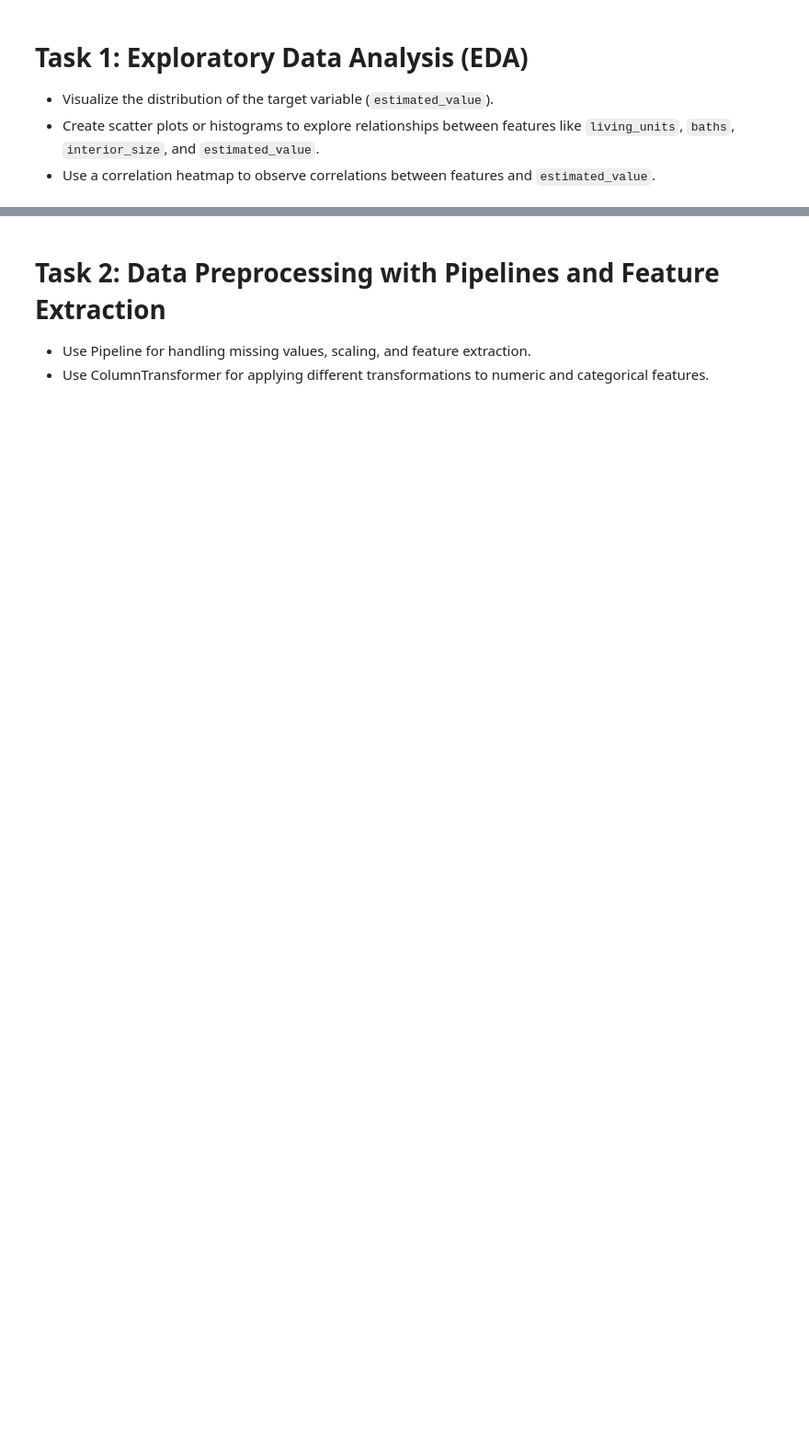
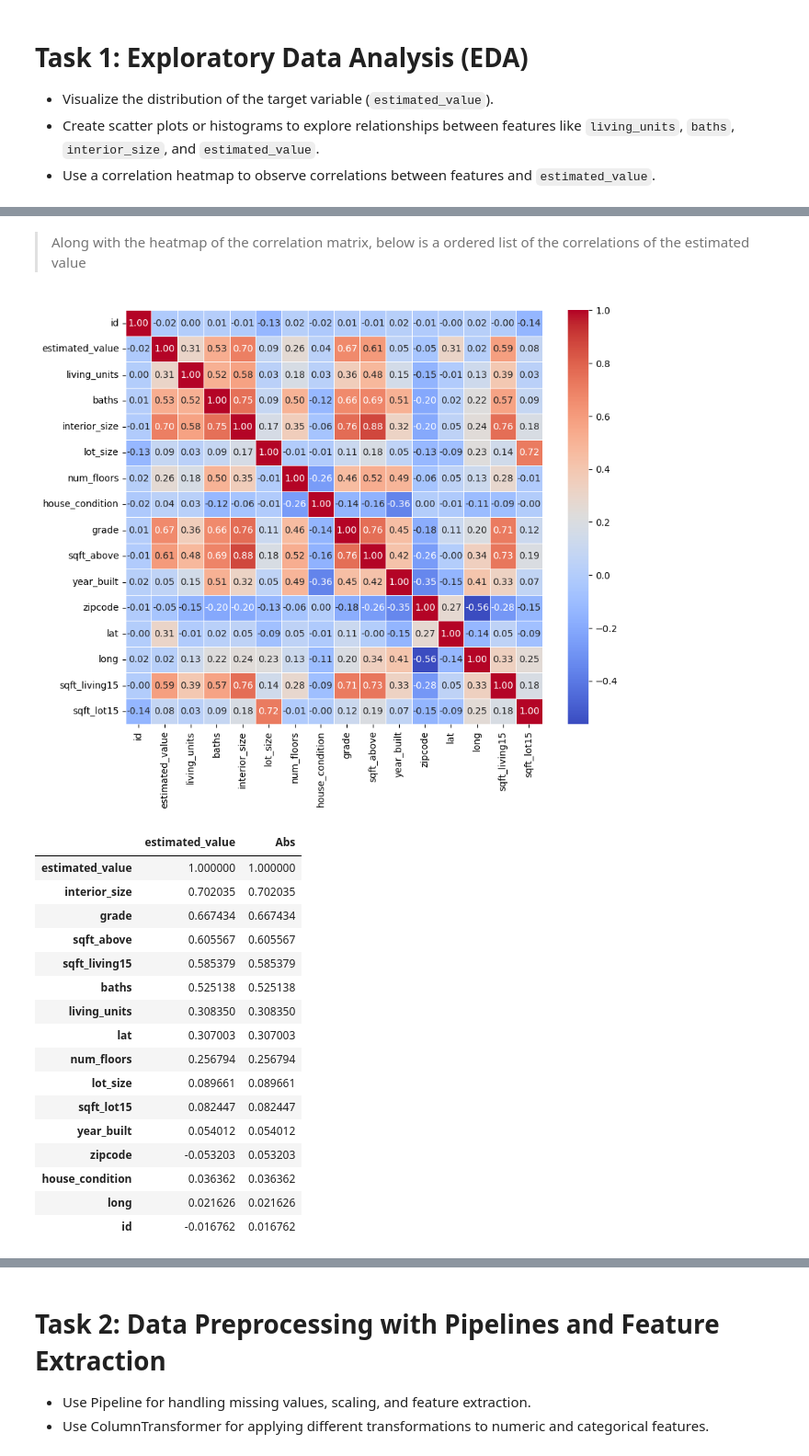
Before and after one commit to Abel-Lagonell/Machine_Learning, a Jupyter notebook: Project_1_Regression_Models.ipynb, the cells around one changed output, grey strips where cells are left out. Shown at 92% size. Cells and saved outputs as stored; diff of their text form; code cells hidden in the pictures; blank space fills up the shorter version.

```diff
--- a/Project_1_Regression_Models.ipynb
+++ b/Project_1_Regression_Models.ipynb
@@ -45,0 +49,33 @@ AttributeError: Line2D.set() got an unexpected keyword argument 'type'
+# %% [markdown]
+> Along with the heatmap of the correlation matrix, below is a ordered list of the correlations of the estimated value
+# %%
+import seaborn as sns
+
+plt.figure(figsize=(10,8))
+corr_matrix = df.select_dtypes(include = ['float64', 'int64']).corr()
+sns.heatmap(corr_matrix, annot=True, cmap='coolwarm', fmt='.2f', linewidth=0.5)
+plt.show()
+
+estimated_corr = pd.DataFrame(corr_matrix[1:2]).T
+estimated_corr["Abs"] = estimated_corr["estimated_value"].abs()
+estimated_corr = estimated_corr.sort_values(by="Abs", ascending=False)
+estimated_corr
+# %% [output]
+[figure, added]
+|  | estimated_value | Abs |
+| estimated_value | 1.000000 | 1.000000 |
+| interior_size | 0.702035 | 0.702035 |
+| grade | 0.667434 | 0.667434 |
+| sqft_above | 0.605567 | 0.605567 |
+| sqft_living15 | 0.585379 | 0.585379 |
+| baths | 0.525138 | 0.525138 |
+| living_units | 0.308350 | 0.308350 |
+| lat | 0.307003 | 0.307003 |
+| num_floors | 0.256794 | 0.256794 |
+| lot_size | 0.089661 | 0.089661 |
+| sqft_lot15 | 0.082447 | 0.082447 |
+| year_built | 0.054012 | 0.054012 |
+| zipcode | -0.053203 | 0.053203 |
+| house_condition | 0.036362 | 0.036362 |
+| long | 0.021626 | 0.021626 |
+| id | -0.016762 | 0.016762 |
```
Also changed, not shown: parts of 5 cells of this notebook.
